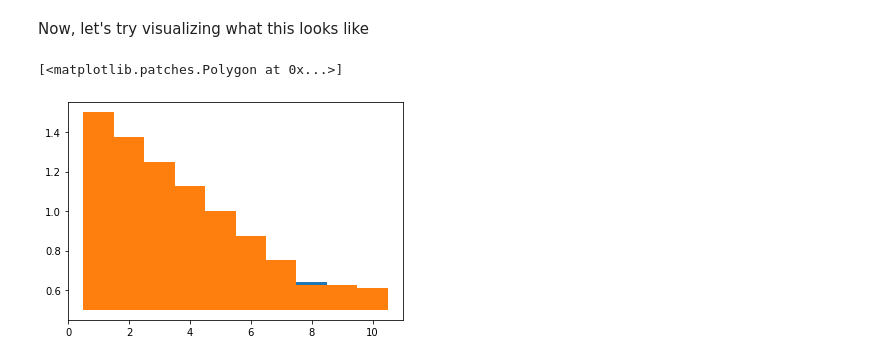
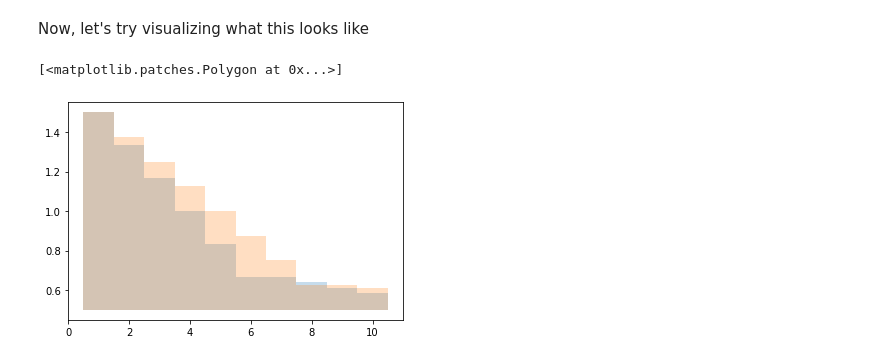
Before and after one commit to jstehn/exploding_dice_exploration, a Jupyter notebook: exploding_dice_exploration.ipynb, the cells around one changed output. Saved outputs shown, nothing was run; the diff lists cells and outputs as text; code cells hidden in the pictures.

Commit message:
Betty comparison of probability to beat a dc

```diff
--- a/exploding_dice_exploration.ipynb
+++ b/exploding_dice_exploration.ipynb
@@ -153,7 +151,8 @@ x, y = prob_beat_dc(10,6)
 # %%
-ax = plt.fill(x,y)
+x, y = prob_beat_dc(10,6)
+ax = plt.fill(x,y, alpha = 0.25)
 x, y = prob_beat_dc(10,8)
-plt.fill(x,y)
+plt.fill(x,y, alpha = 0.25)
 # %% [output]
 [<matplotlib.patches.Polygon at 0x...>]
-[figure, old version]
+[figure, new version]
```
Also changed, not shown: parts of 2 cells of this notebook.
